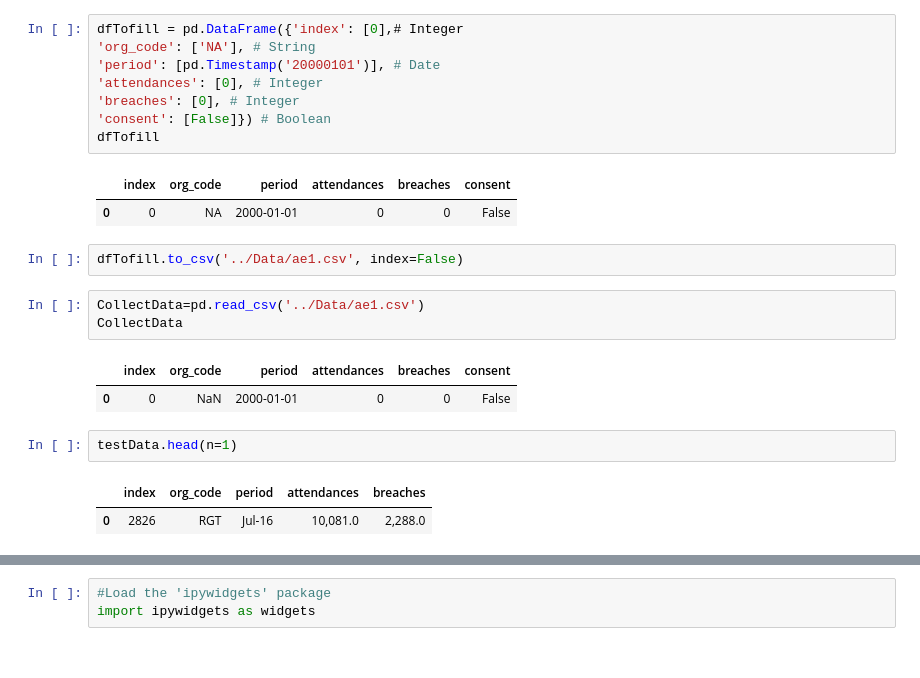
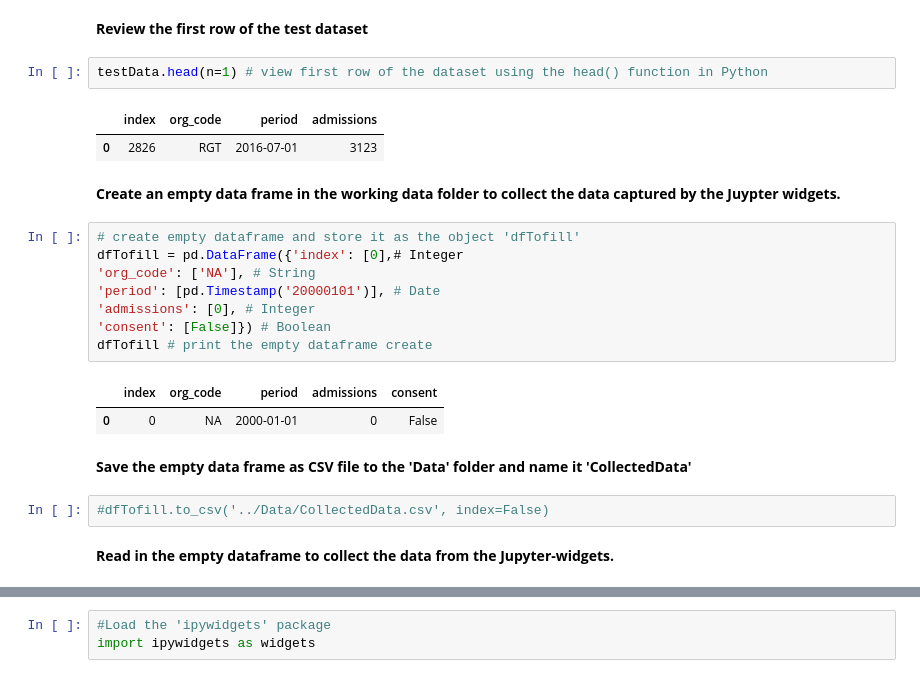
Before and after one commit to B210635/B210635_assessment, a Jupyter notebook: IPynbScripts/Working with Data types and structures in Python and R Assessment#2 B210635.ipynb, the cells around one changed output, grey strips where cells are left out. Saved outputs shown, nothing was run; the diff lists cells and outputs as text.

Commit message:
Update to the python script

```diff
--- a/IPynbScripts/Working with Data types and structures in Python and R Assessment#2 B210635.ipynb
+++ b/IPynbScripts/Working with Data types and structures in Python and R Assessment#2 B210635.ipynb
@@ -38,24 +49,26 @@ testData.head(n=1)
+# %% [markdown]
+**Review the first row of the test dataset**
+# %%
+testData.head(n=1) # view first row of the dataset using the head() function in Python
+# %% [output]
+|  | index | org_code | period | admissions |
+| 0 | 2826 | RGT | 2016-07-01 | 3123 |
+# %% [markdown]
+**Create an empty data frame in the working data folder to collect the data captured by the Juypter widgets.**
 # %%
+# create empty dataframe and store it as the object 'dfTofill'
 dfTofill = pd.DataFrame({'index': [0],# Integer
 'org_code': ['NA'], # String
 'period': [pd.Timestamp('20000101')], # Date
-'attendances': [0], # Integer
-'breaches': [0], # Integer
+'admissions': [0], # Integer
 'consent': [False]}) # Boolean
-dfTofill
+dfTofill # print the empty dataframe create
 # %% [output]
-|  | index | org_code | period | attendances | breaches | consent |
-| 0 | 0 | NA | 2000-01-01 | 0 | 0 | False |
+|  | index | org_code | period | admissions | consent |
+| 0 | 0 | NA | 2000-01-01 | 0 | False |
+# %% [markdown]
+**Save the empty data frame as CSV file to the 'Data' folder and name it 'CollectedData'**
 # %%
-dfTofill.to_csv('../Data/ae1.csv', index=False)
+#dfTofill.to_csv('../Data/CollectedData.csv', index=False)
-# %%
-CollectData=pd.read_csv('../Data/ae1.csv')
-CollectData
-# %% [output]
-|  | index | org_code | period | attendances | breaches | consent |
-| 0 | 0 | NaN | 2000-01-01 | 0 | 0 | False |
-# %%
-testData.head(n=1)
-# %% [output]
-|  | index | org_code | period | attendances | breaches |
-| 0 | 2826 | RGT | Jul-16 | 10,081.0 | 2,288.0 |
+# %% [markdown]
+**Read in the empty dataframe to collect the data from the Jupyter-widgets.**
```
Also changed, not shown: parts of 156 cells of this notebook.
